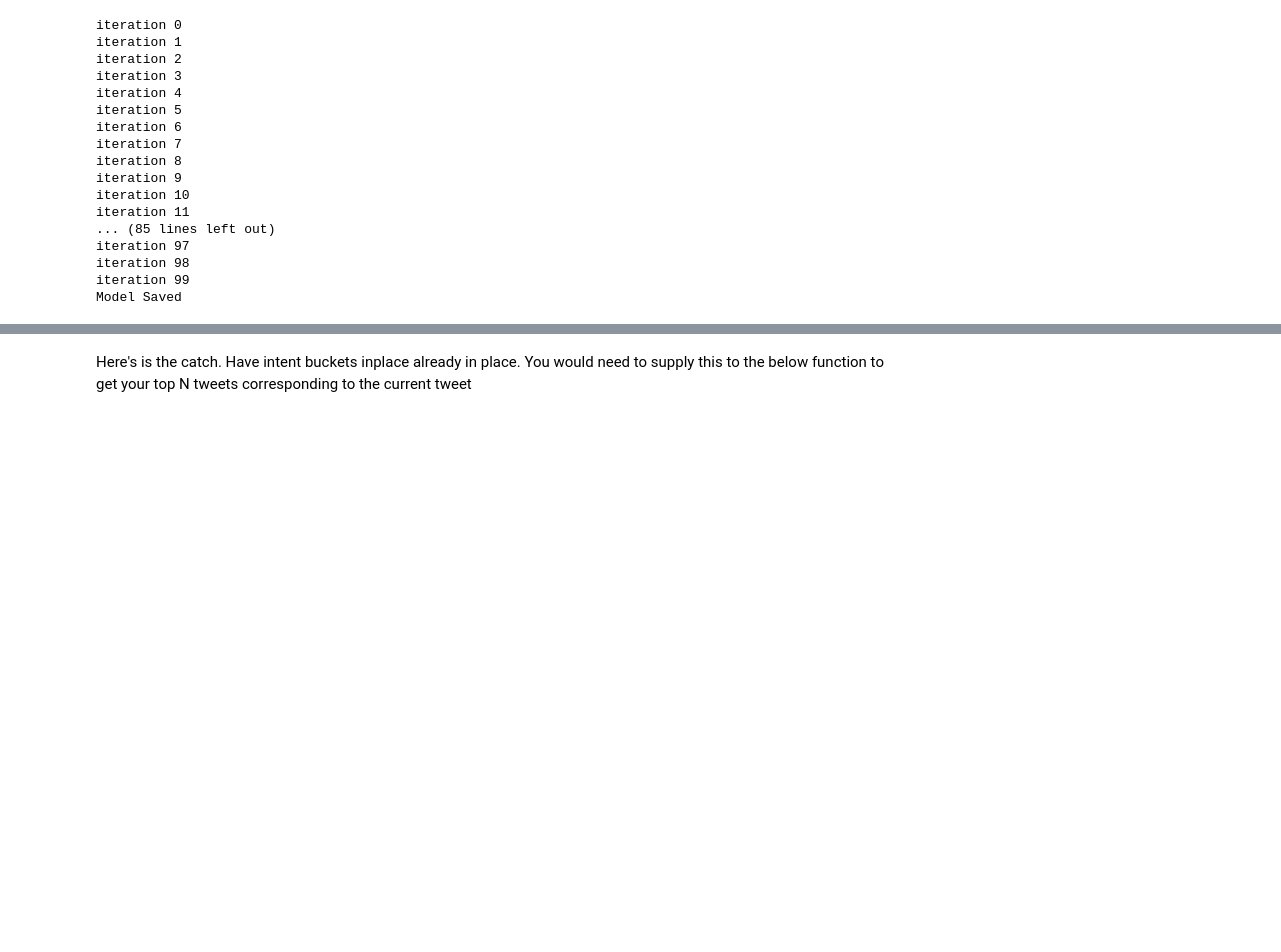
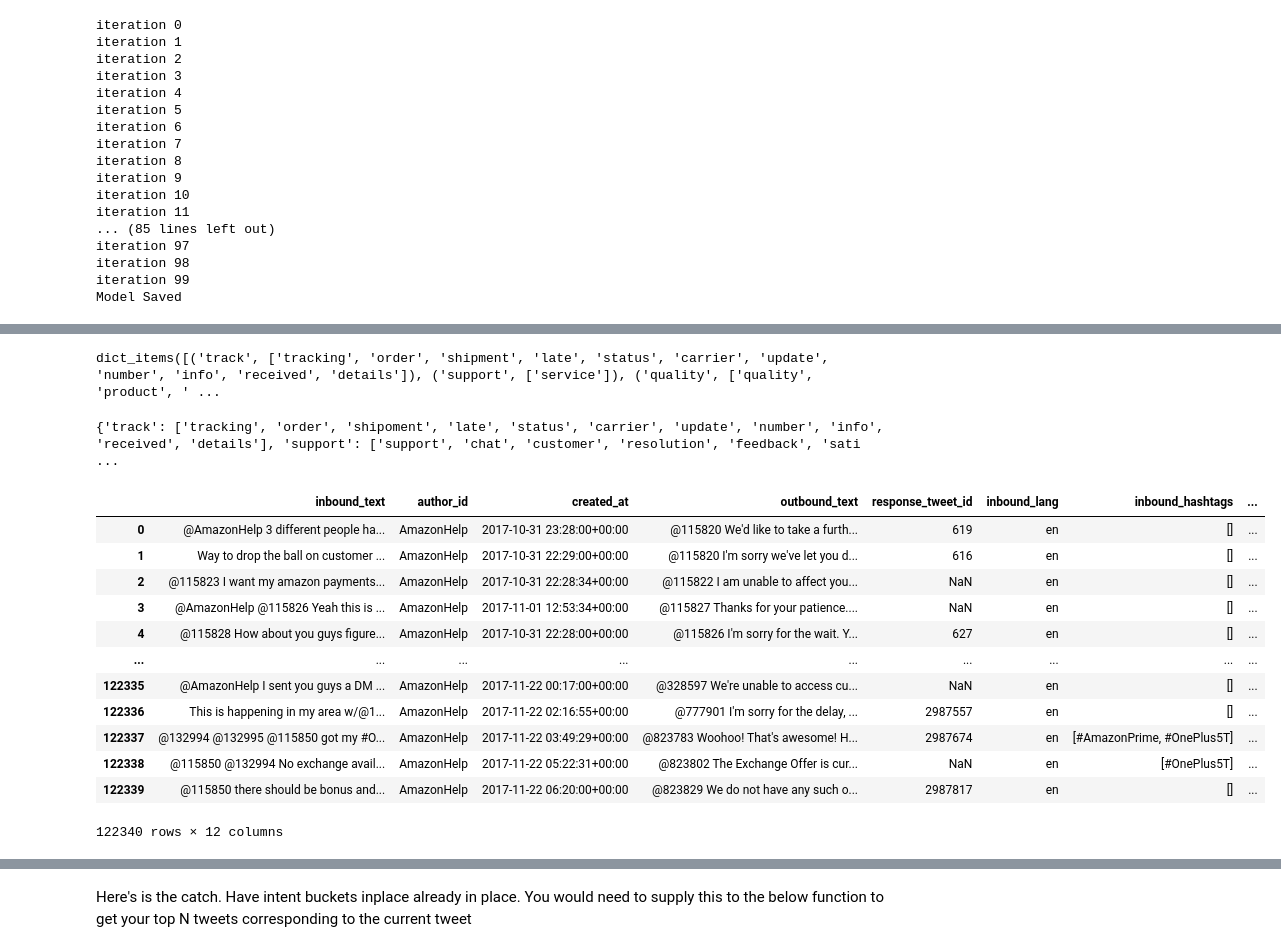
Before and after one commit to sinhasagar507/Customer-support-bot, a Jupyter notebook: notebooks/2.1_get_training_data.ipynb, the cells around one changed output, grey strips where cells are left out. Saved outputs shown, nothing was run; the diff lists cells and outputs as text; code cells hidden in the pictures; blank space fills up the shorter version.

```diff
--- a/notebooks/2.1_get_training_data.ipynb
+++ b/notebooks/2.1_get_training_data.ipynb
@@ -176,0 +328,38 @@ processed_inbound_extra
+# %%
+intents.items()
+# %% [output]
+dict_items([('track', ['tracking', 'order', 'shipment', 'late', 'status', 'carrier', 'update', 'number', 'info', 'received', 'details']), ('support', ['service']), ('quality', ['quality', 'product', ' ...
+# %%
+
+tokenizer = TweetTokenizer(strip_handles = True, reduce_len = True)
+
+intents_repr = {k: tokenizer.tokenize(v) for k, v in ideal_tag_dict.items()}
+print(intents_repr)
+
+# Save them into objects
+with open("../objects/intents_repr.yml", "w") as f:
+    yaml.dump(intents_repr, f, default_flow_style=False)
+
+# Storing tags in order of the dictionary above
+tags = []
+
+# Tokenize and process inbound tweets
+tokenized_processed_inbound_extra = processed_inbound_extra.apply(tokenizer.tokenize)
+# %% [output]
+{'track': ['tracking', 'order', 'shipoment', 'late', 'status', 'carrier', 'update', 'number', 'info', 'received', 'details'], 'support': ['support', 'chat', 'customer', 'resolution', 'feedback', 'sati ...
+# %%
+processed_df
+# %% [output]
+|  | inbound_text | author_id | created_at | outbound_text | response_tweet_id | inbound_lang | inbound_hashtags | ... |
+| 0 | @AmazonHelp 3 different people ha... | AmazonHelp | 2017-10-31 23:28:00+00:00 | @115820 We'd like to take a furth... | 619 | en | [] | ... |
+| 1 | Way to drop the ball on customer ... | AmazonHelp | 2017-10-31 22:29:00+00:00 | @115820 I'm sorry we've let you d... | 616 | en | [] | ... |
+| 2 | @115823 I want my amazon payments... | AmazonHelp | 2017-10-31 22:28:34+00:00 | @115822 I am unable to affect you... | NaN | en | [] | ... |
+| 3 | @AmazonHelp @115826 Yeah this is ... | AmazonHelp | 2017-11-01 12:53:34+00:00 | @115827 Thanks for your patience.... | NaN | en | [] | ... |
+| 4 | @115828 How about you guys figure... | AmazonHelp | 2017-10-31 22:28:00+00:00 | @115826 I'm sorry for the wait. Y... | 627 | en | [] | ... |
+| ... | ... | ... | ... | ... | ... | ... | ... | ... |
+| 122335 | @AmazonHelp I sent you guys a DM ... | AmazonHelp | 2017-11-22 00:17:00+00:00 | @328597 We're unable to access cu... | NaN | en | [] | ... |
+| 122336 | This is happening in my area w/@1... | AmazonHelp | 2017-11-22 02:16:55+00:00 | @777901 I'm sorry for the delay, ... | 2987557 | en | [] | ... |
+| 122337 | @132994 @132995 @115850 got my #O... | AmazonHelp | 2017-11-22 03:49:29+00:00 | @823783 Woohoo! That's awesome! H... | 2987674 | en | [#AmazonPrime, #OnePlus5T] | ... |
+| 122338 | @115850 @132994 No exchange avail... | AmazonHelp | 2017-11-22 05:22:31+00:00 | @823802 The Exchange Offer is cur... | NaN | en | [#OnePlus5T] | ... |
+| 122339 | @115850 there should be bonus and... | AmazonHelp | 2017-11-22 06:20:00+00:00 | @823829 We do not have any such o... | 2987817 | en | [] | ... |
+122340 rows × 12 columns
```
Also changed, not shown: parts of 39 cells of this notebook, 1 other file.
